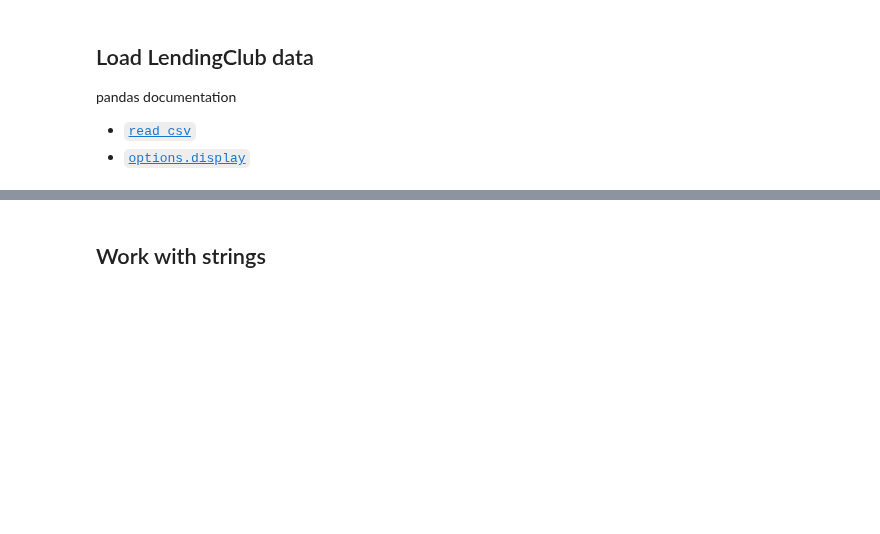
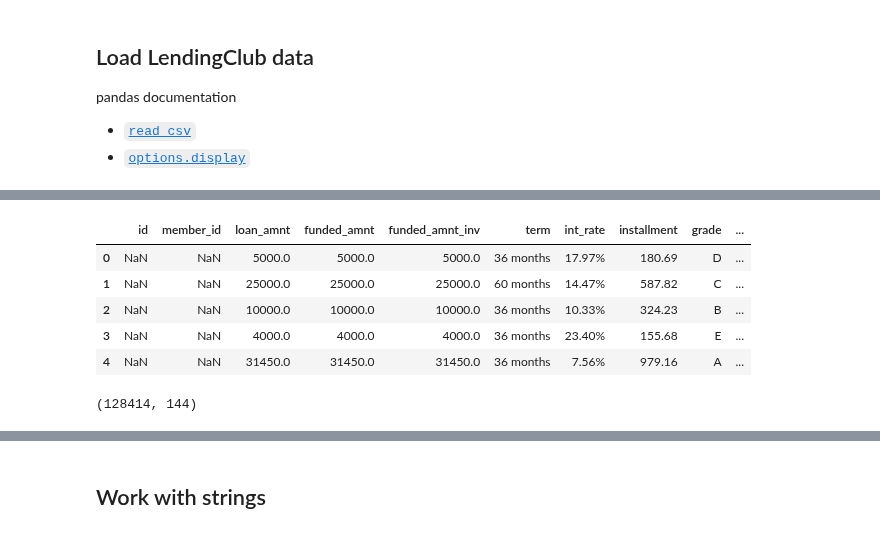
Before and after one commit to HeyLaxmi/DS-Unit-1-Sprint-1-Dealing-With-Data, a Jupyter notebook: Copy_of_LS_DS_124_Make_features.ipynb, the cells around one changed output, grey strips where cells are left out. Cells and saved outputs as stored; diff of their text form; code cells hidden in the pictures; blank space fills up the shorter version.

```diff
--- a/Copy_of_LS_DS_124_Make_features.ipynb
+++ b/Copy_of_LS_DS_124_Make_features.ipynb
@@ -95,3 +95,17 @@ df.head(20)
 |  |  | 10000 | 10000 | 10000 | 60 months | 12.98% | 227.43 | B | B5 | Printer | 9 years | ... |
 |  |  | 6500 | 6500 | 6500 | 36 months | 10.72% | 211.95 | B | B2 | Dealer | < 1 year | ... |
 |  |  | 23000 | 23000 | 23000 | 36 months | 11.31% | 756.38 | B | B3 | Sr. CAE Analyst | 3 years | ... |
+# %%
+df = pd.read_csv('LoanStats_2018Q4.csv', skiprows=1)
+df.head()
+# %% [output]
+|  | id | member_id | loan_amnt | funded_amnt | funded_amnt_inv | term | int_rate | installment | grade | ... |
+| 0 | NaN | NaN | 5000.0 | 5000.0 | 5000.0 | 36 months | 17.97% | 180.69 | D | ... |
+| 1 | NaN | NaN | 25000.0 | 25000.0 | 25000.0 | 60 months | 14.47% | 587.82 | C | ... |
+| 2 | NaN | NaN | 10000.0 | 10000.0 | 10000.0 | 36 months | 10.33% | 324.23 | B | ... |
+| 3 | NaN | NaN | 4000.0 | 4000.0 | 4000.0 | 36 months | 23.40% | 155.68 | E | ... |
+| 4 | NaN | NaN | 31450.0 | 31450.0 | 31450.0 | 36 months | 7.56% | 979.16 | A | ... |
+# %%
+df.shape
+# %% [output]
+(128414, 144)
```
Also changed, not shown: parts of 46 cells of this notebook.
